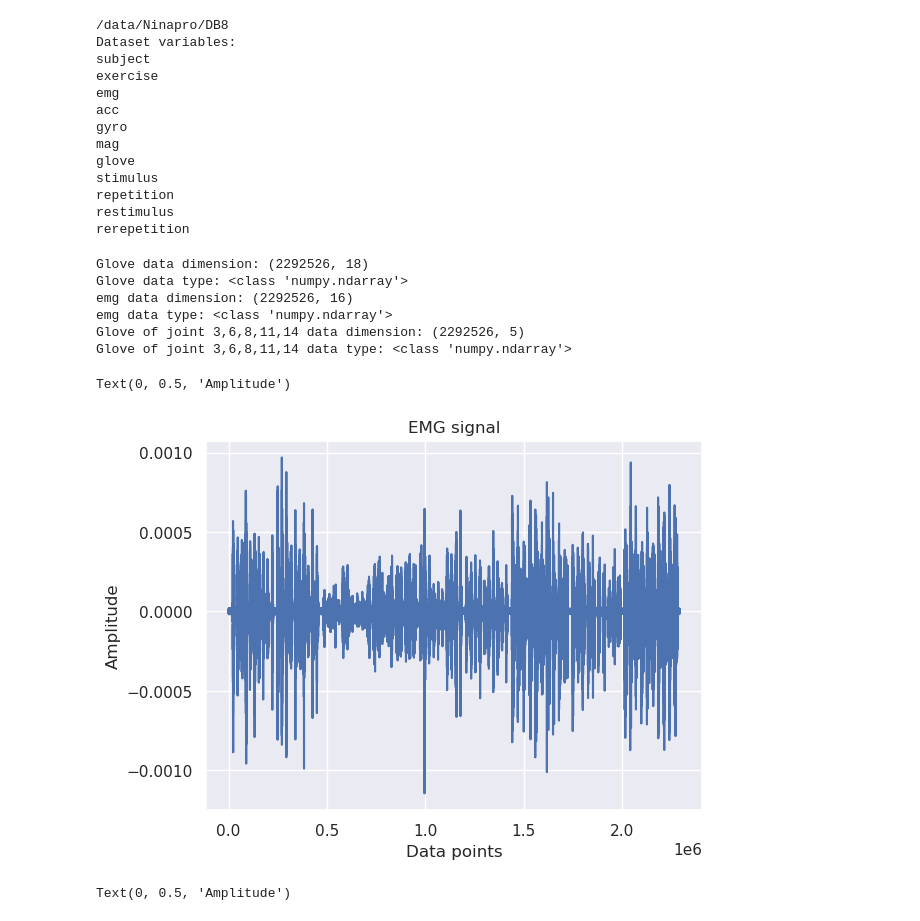
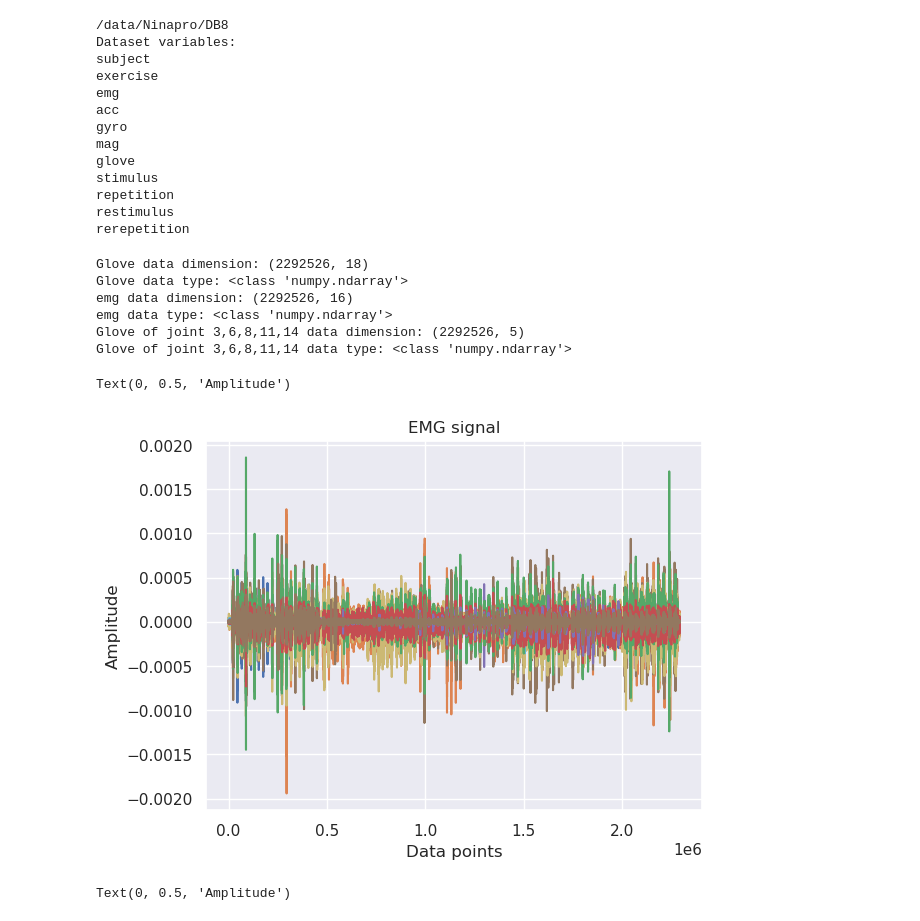
Before and after one commit to Tournedos/NSSP_project2_groupK, a Jupyter notebook: Part3.ipynb, the cells around one changed output. Saved outputs shown, nothing was run; the diff lists cells and outputs as text; code cells hidden in the pictures.

```diff
--- a/Part3.ipynb
+++ b/Part3.ipynb
@@ -38,41 +40,41 @@ stimulus
 repetition
 restimulus
 rerepetition
-# %%
-# First let's check the size of glove
-glove_data = data["glove"]
-print("Glove data dimension: {}".format(glove_data.shape))
-print("Glove data type: {}".format(type(glove_data)))
-#Yes indeed on the scheme of the instructions we can see that we have 18 types of glove variable
-
-# First let's check the size of emg
-emg_data = data["emg"]
-print("emg data dimension: {}".format(emg_data.shape))
-print("emg data type: {}".format(type(emg_data)))
-#which is right, looking at the documentation we are meant to have 18 in EMG
-
-#We need to use the joint angles 3,6,8,11,14
-target_joints = [2, 5, 7, 10, 13]  # zero-indexed for Python
-glove_fingers = glove_data[:, target_joints]
-print("Glove of joint 3,6,8,11,14 data dimension: {}".format(glove_fingers.shape))
-print("Glove of joint 3,6,8,11,14 data type: {}".format(type(glove_fingers)))
-# %% [output]
-Glove data dimension: (2292526, 18)
-Glove data type: <class 'numpy.ndarray'>
-emg data dimension: (2292526, 16)
-emg data type: <class 'numpy.ndarray'>
-Glove of joint 3,6,8,11,14 data dimension: (2292526, 5)
-Glove of joint 3,6,8,11,14 data type: <class 'numpy.ndarray'>
+# %%
+# First let's check the size of glove
+glove_data = data["glove"]
+print("Glove data dimension: {}".format(glove_data.shape))
+print("Glove data type: {}".format(type(glove_data)))
+#Yes indeed on the scheme of the instructions we can see that we have 18 types of glove variable
+
+# First let's check the size of emg
+emg_data = data["emg"] #keep all 16 channels !!
+print("emg data dimension: {}".format(emg_data.shape))
+print("emg data type: {}".format(type(emg_data)))
+#which is right, looking at the documentation we are meant to have 18 in EMG
+
+#We need to use the joint angles 3,6,8,11,14
+target_joints = [2, 5, 7, 10, 13]  # Keep only the target joints of the finger
+glove_fingers = glove_data[:, target_joints]
+print("Glove of joint 3,6,8,11,14 data dimension: {}".format(glove_fingers.shape))
+print("Glove of joint 3,6,8,11,14 data type: {}".format(type(glove_fingers)))
+# %% [output]
+Glove data dimension: (2292526, 18)
+Glove data type: <class 'numpy.ndarray'>
+emg data dimension: (2292526, 16)
+emg data type: <class 'numpy.ndarray'>
+Glove of joint 3,6,8,11,14 data dimension: (2292526, 5)
+Glove of joint 3,6,8,11,14 data type: <class 'numpy.ndarray'>
 # %%
 #plot 1st channel
 plt.close("all")
 fig, ax = plt.subplots()
-ax.plot(emg_data[:, 5])
+ax.plot(emg_data[:, ])
 ax.set_title("EMG signal")
 ax.set_xlabel("Data points")
 ax.set_ylabel("Amplitude")
 # %% [output]
 Text(0, 0.5, 'Amplitude')
-[figure, old version]
+[figure, new version]
 # %%
 #We need to preprocess EMG and print the absolute value
```
Also changed, not shown: parts of 12 cells of this notebook.
